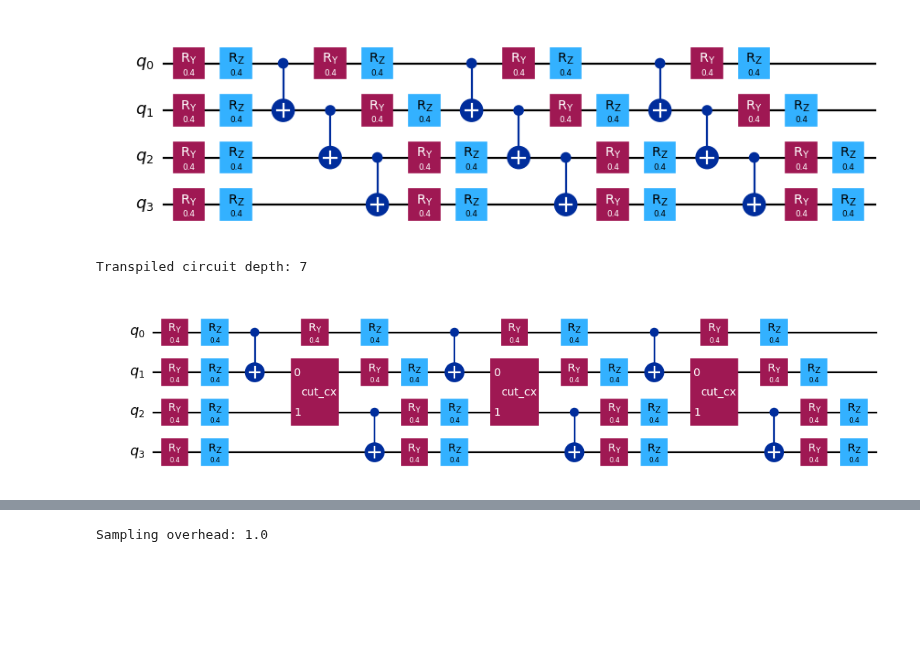
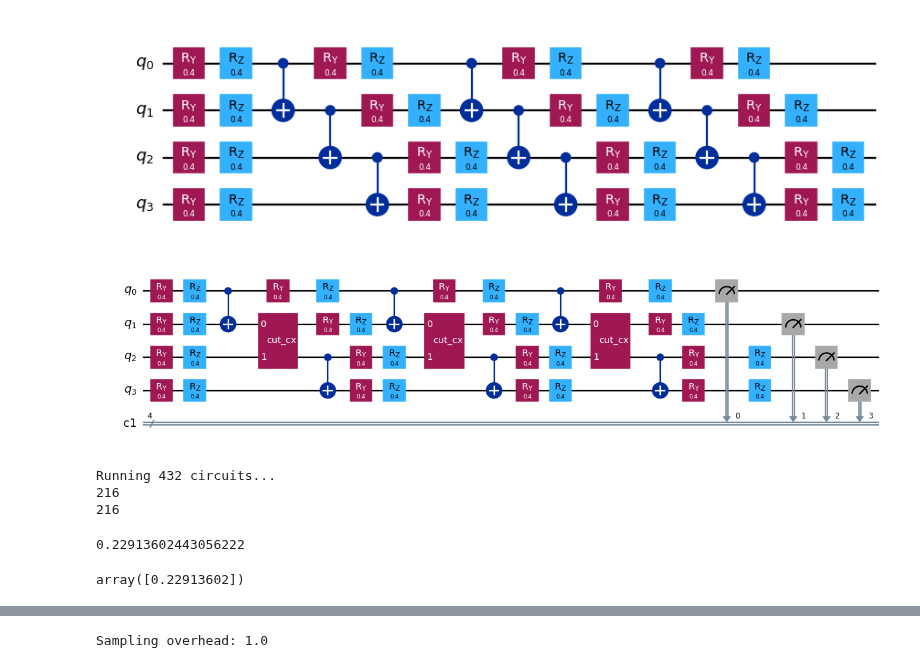
Before and after one commit to nathanieltornow/qtpu, a Jupyter notebook: ckt.ipynb, the cells around one changed output, grey strips where cells are left out. Saved outputs shown, nothing was run; the diff lists cells and outputs as text; code cells hidden in the pictures; blank space fills up the shorter version.

```diff
--- a/ckt.ipynb
+++ b/ckt.ipynb
@@ -17,30 +9,51 @@ backend = FakeManilaV2()
-# %%
-from qiskit.transpiler.preset_passmanagers import generate_preset_pass_manager
-
-pass_manager = generate_preset_pass_manager(
-    optimization_level=1, backend=backend, initial_layout=[0, 1, 2, 3]
-)
-
-transpiled_qc = pass_manager.run(circuit)
-print(f"Transpiled circuit depth: {transpiled_qc.depth(lambda x: len(x[1]) >= 2)}")
-# %% [output]
-Transpiled circuit depth: 7
 # %%
 from circuit_knitting.cutting import cut_gates
+
 
 # Find the indices of the distant gates
 cut_indices = [
     i
     for i, instruction in enumerate(circuit.data)
     if {circuit.find_bit(q)[0] for q in instruction.qubits} == {1, 2}
 ]
 
 # Decompose distant CNOTs into TwoQubitQPDGate instances
 qpd_circuit, bases = cut_gates(circuit, cut_indices)
 
+from qiskit.circuit import ClassicalRegister
+
+
+qpd_circuit.add_register(ClassicalRegister(4))
+qpd_circuit.measure([0, 1, 2, 3], [0, 1, 2, 3])
+
+# qpd_circuit.measure_all()
 qpd_circuit.draw("mpl", scale=0.8)
 # %% [output]
-[figure, old version]
+[figure, new version]
+# %%
+from qtpu.circuit import circuit_to_hybrid_tn
+
+
+tn = circuit_to_hybrid_tn(qpd_circuit)
+from qtpu.contract2 import contract
+
+contracted_tn = contract(tn)
+# %% [output]
+Running 432 circuits...
+216
+216
+# %%
+contracted_tn
+# %% [output]
+0.22913602443056222
+# %%
+from qiskit.primitives import Estimator
+
+estimator = Estimator()
+res = estimator.run(circuit, "ZZZZ").result().values
+res
+# %% [output]
+array([0.22913602])
 # %%
 import numpy as np
 from circuit_knitting.cutting import generate_cutting_experiments
```
Also changed, not shown: parts of 4 cells of this notebook, 16 other files.
